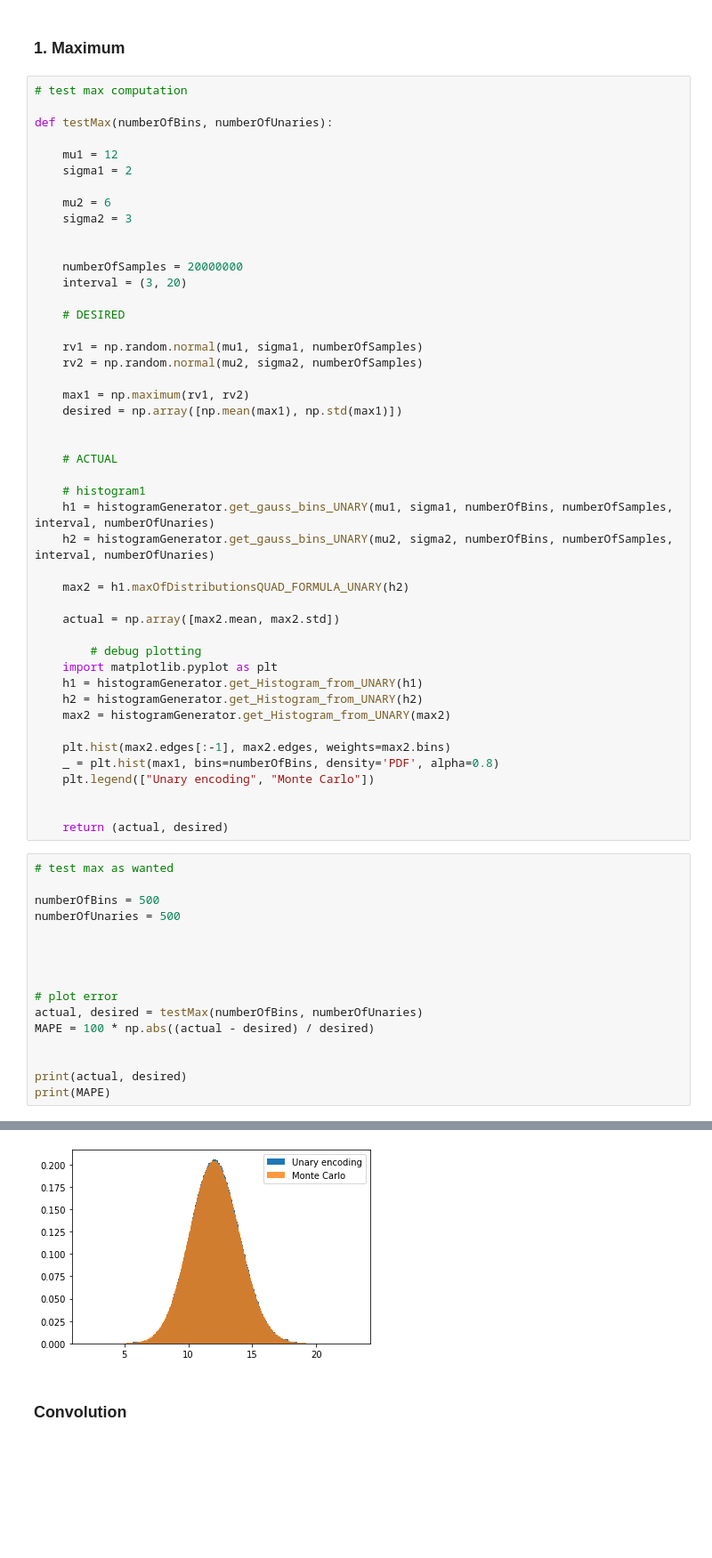
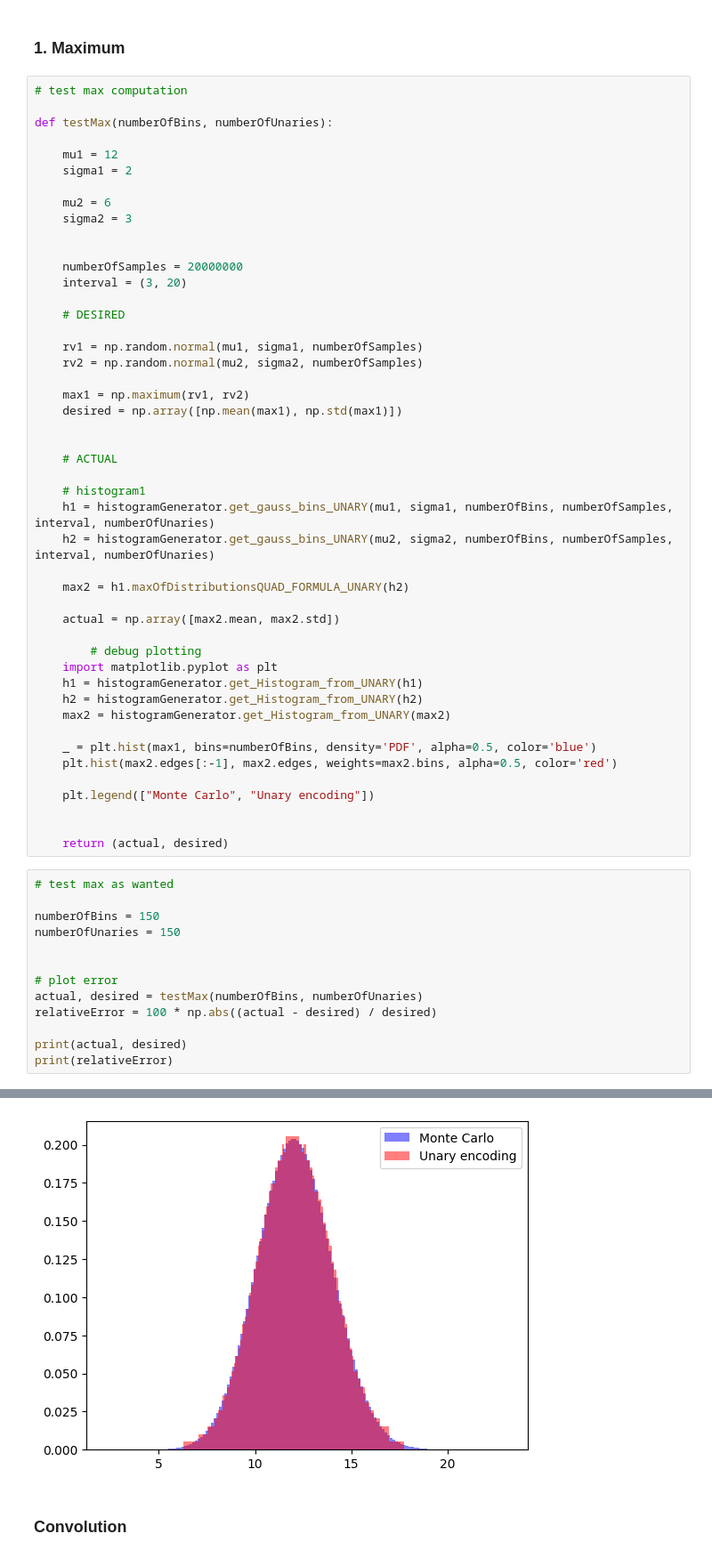
Before and after one commit to bosakad/SSTA-via-GP, a Jupyter notebook: examples/example_MIP_Model_Exact.ipynb, the cells around one changed output, grey strips where cells are left out. Shown at 89% size. Cells and saved outputs as stored; diff of their text form; blank space fills up the shorter version.

```diff
--- a/examples/example_MIP_Model_Exact.ipynb
+++ b/examples/example_MIP_Model_Exact.ipynb
@@ -68,26 +65,24 @@ def testMax(numberOfBins, numberOfUnaries):
     h2 = histogramGenerator.get_Histogram_from_UNARY(h2)
     max2 = histogramGenerator.get_Histogram_from_UNARY(max2)
 
-    plt.hist(max2.edges[:-1], max2.edges, weights=max2.bins)
-    _ = plt.hist(max1, bins=numberOfBins, density='PDF', alpha=0.8)
-    plt.legend(["Unary encoding", "Monte Carlo"])
+    _ = plt.hist(max1, bins=numberOfBins, density='PDF', alpha=0.5, color='blue')
+    plt.hist(max2.edges[:-1], max2.edges, weights=max2.bins, alpha=0.5, color='red')
+
+    plt.legend(["Monte Carlo", "Unary encoding"])
 
 
     return (actual, desired)
 # %%
 # test max as wanted
 
-numberOfBins = 500
-numberOfUnaries = 500
-
-
+numberOfBins = 150
+numberOfUnaries = 150
 
 
 # plot error
 actual, desired = testMax(numberOfBins, numberOfUnaries)
-MAPE = 100 * np.abs((actual - desired) / desired)
-
+relativeError = 100 * np.abs((actual - desired) / desired)
 
 print(actual, desired)
-print(MAPE)
+print(relativeError)
 # %% [output]
@@ -96,4 +91,4 @@ print(MAPE)
-[figure, old version]
+[figure, new version]
 # %% [markdown]
 ### Convolution
 # %%
```
Also changed, not shown: parts of 2 cells of this notebook.
